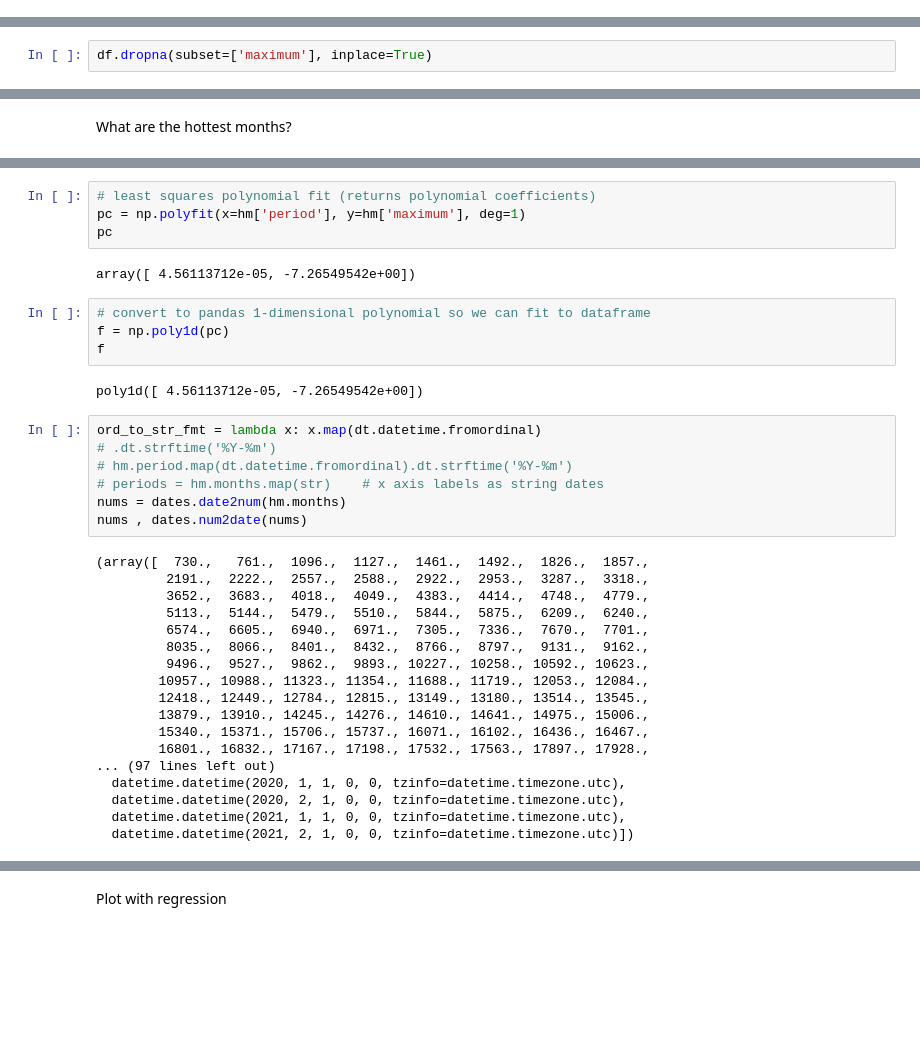
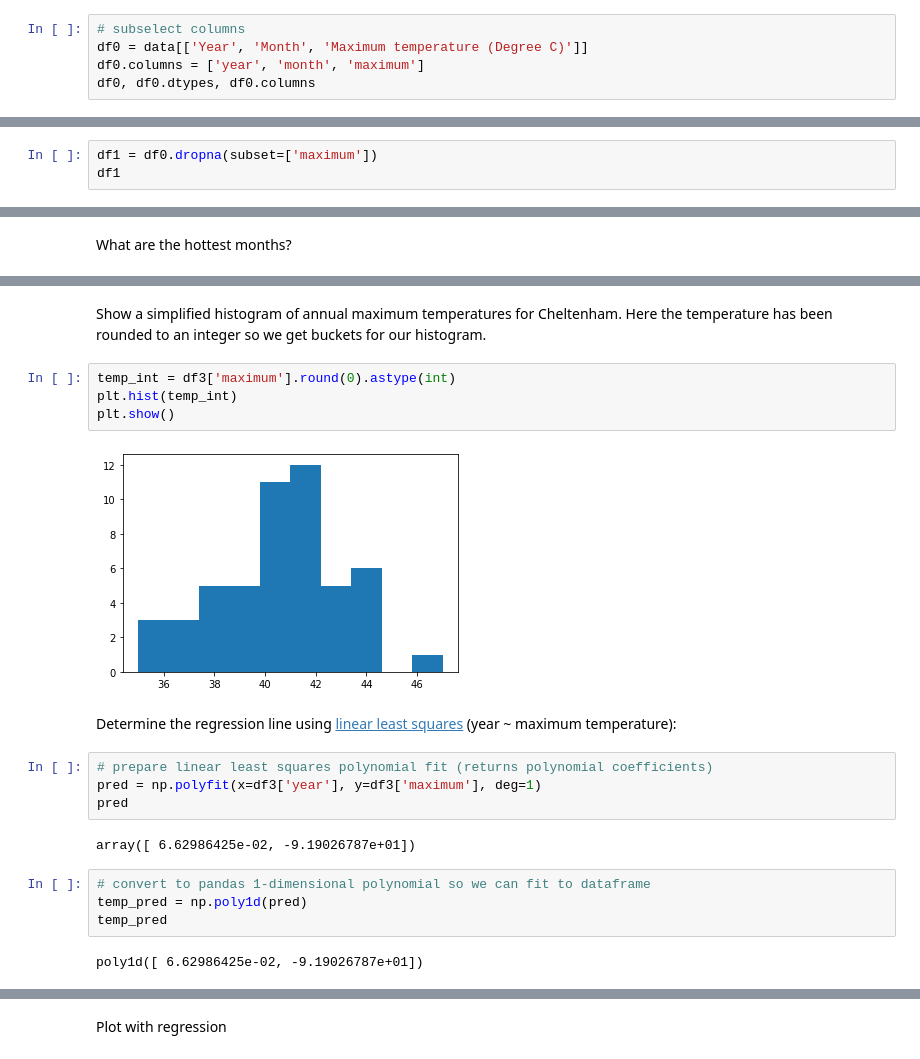
Before and after one commit to frankhjung/jupyter-examples, a Jupyter notebook: cheltenham_climate.ipynb, the cells around one changed output, grey strips where cells are left out. Drawn from its saved outputs; the diff is of its cells as text; blank space fills up the shorter version.

```diff
--- a/cheltenham_climate.ipynb
+++ b/cheltenham_climate.ipynb
@@ -102,0 +33,5 @@ df, df.dtypes, df.columns
+# %%
+# subselect columns
+df0 = data[['Year', 'Month', 'Maximum temperature (Degree C)']]
+df0.columns = ['year', 'month', 'maximum']
+df0, df0.dtypes, df0.columns
@@ -103,4 +58,5 @@ df, df.dtypes, df.columns
 # %% [markdown]
 Drop missing data:
 # %%
-df.dropna(subset=['maximum'], inplace=True)
+df1 = df0.dropna(subset=['maximum'])
+df1
@@ -180,37 +114,22 @@ Determine a least squares regression line:
+# %% [markdown]
+Show a simplified histogram of annual maximum temperatures for Cheltenham. Here the temperature has been rounded to an integer so we get buckets for our histogram.
+# %%
+temp_int = df3['maximum'].round(0).astype(int)
+plt.hist(temp_int)
+plt.show()
+# %% [output]
+[figure, added]
+# %% [markdown]
+Determine the regression line using [linear least squares](https://en.wikipedia.org/wiki/Linear_least_squares) (year ~ maximum temperature):
 # %%
-# least squares polynomial fit (returns polynomial coefficients)
-pc = np.polyfit(x=hm['period'], y=hm['maximum'], deg=1)
-pc
+# prepare linear least squares polynomial fit (returns polynomial coefficients)
+pred = np.polyfit(x=df3['year'], y=df3['maximum'], deg=1)
+pred
 # %% [output]
-array([ 4.56113712e-05, -7.26549542e+00])
+array([ 6.62986425e-02, -9.19026787e+01])
 # %%
 # convert to pandas 1-dimensional polynomial so we can fit to dataframe
-f = np.poly1d(pc)
-f
+temp_pred = np.poly1d(pred)
+temp_pred
 # %% [output]
-poly1d([ 4.56113712e-05, -7.26549542e+00])
+poly1d([ 6.62986425e-02, -9.19026787e+01])
-# %%
-ord_to_str_fmt = lambda x: x.map(dt.datetime.fromordinal)
-# .dt.strftime('%Y-%m')
-# hm.period.map(dt.datetime.fromordinal).dt.strftime('%Y-%m')
-# periods = hm.months.map(str)    # x axis labels as string dates
-nums = dates.date2num(hm.months)
-nums , dates.num2date(nums)
-# %% [output]
-(array([  730.,   761.,  1096.,  1127.,  1461.,  1492.,  1826.,  1857.,
-         2191.,  2222.,  2557.,  2588.,  2922.,  2953.,  3287.,  3318.,
-         3652.,  3683.,  4018.,  4049.,  4383.,  4414.,  4748.,  4779.,
-         5113.,  5144.,  5479.,  5510.,  5844.,  5875.,  6209.,  6240.,
-         6574.,  6605.,  6940.,  6971.,  7305.,  7336.,  7670.,  7701.,
-         8035.,  8066.,  8401.,  8432.,  8766.,  8797.,  9131.,  9162.,
-         9496.,  9527.,  9862.,  9893., 10227., 10258., 10592., 10623.,
-        10957., 10988., 11323., 11354., 11688., 11719., 12053., 12084.,
-        12418., 12449., 12784., 12815., 13149., 13180., 13514., 13545.,
-        13879., 13910., 14245., 14276., 14610., 14641., 14975., 15006.,
-        15340., 15371., 15706., 15737., 16071., 16102., 16436., 16467.,
-        16801., 16832., 17167., 17198., 17532., 17563., 17897., 17928.,
-... (97 lines left out)
-  datetime.datetime(2020, 1, 1, 0, 0, tzinfo=datetime.timezone.utc),
-  datetime.datetime(2020, 2, 1, 0, 0, tzinfo=datetime.timezone.utc),
-  datetime.datetime(2021, 1, 1, 0, 0, tzinfo=datetime.timezone.utc),
-  datetime.datetime(2021, 2, 1, 0, 0, tzinfo=datetime.timezone.utc)])
```
Also changed, not shown: parts of 24 cells of this notebook.
